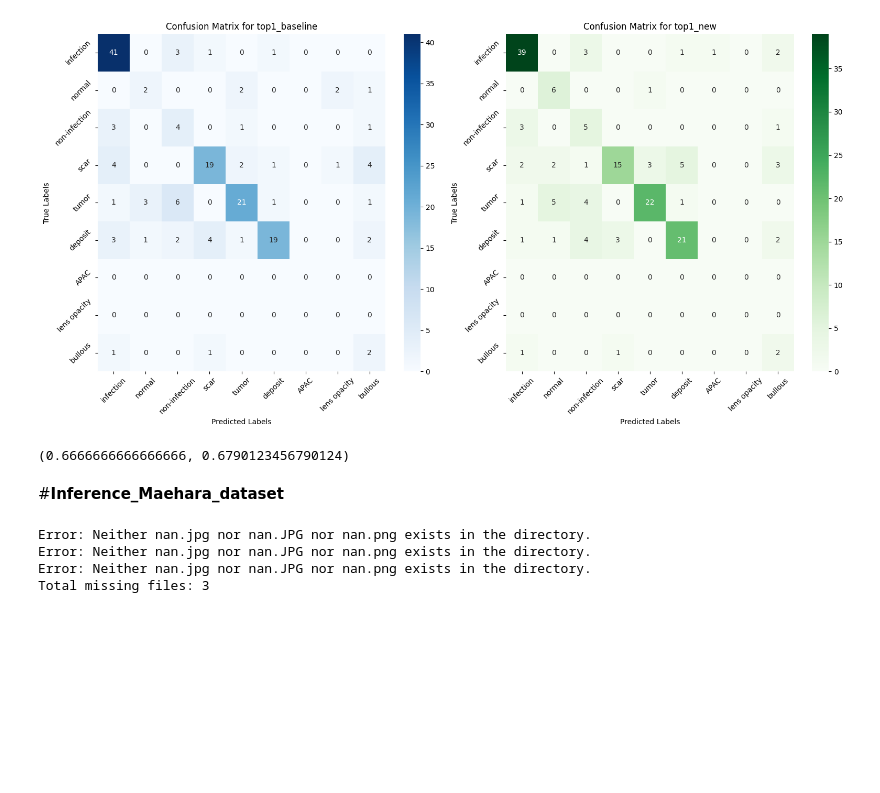
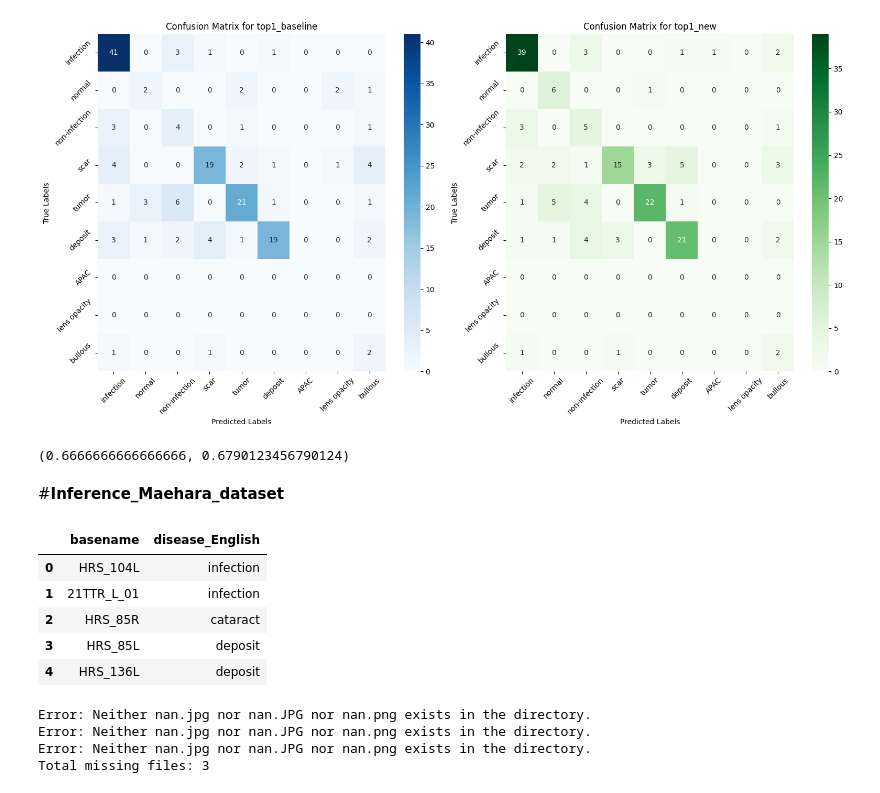
Before and after one commit to ykitaguchi77/CorneAI, a Jupyter notebook: YOLOv5_inference_diverse_iris_model.ipynb, the cells around one changed output. Cells and saved outputs as stored; diff of their text form; code cells hidden in the pictures; blank space fills up the shorter version.

```diff
--- a/YOLOv5_inference_diverse_iris_model.ipynb
+++ b/YOLOv5_inference_diverse_iris_model.ipynb
@@ -471,8 +471,15 @@ df = pd.read_excel(excel_path)
 df.head()
 # %%
 # maehara_dfを作成し、1列目にslit_id、2列目にdisease_Englishを含める
-maehara_df = df[['slit_id', 'disease_English']]
+maehara_df = df[['basename', 'disease_English']]
 maehara_df.head()
+# %% [output]
+|  | basename | disease_English |
+| 0 | HRS_104L | infection |
+| 1 | 21TTR_L_01 | infection |
+| 2 | HRS_85R | cataract |
+| 3 | HRS_85L | deposit |
+| 4 | HRS_136L | deposit |
 # %%
 #ファイルの存在確認
 """
```
Also changed, not shown: parts of 2 cells of this notebook.
